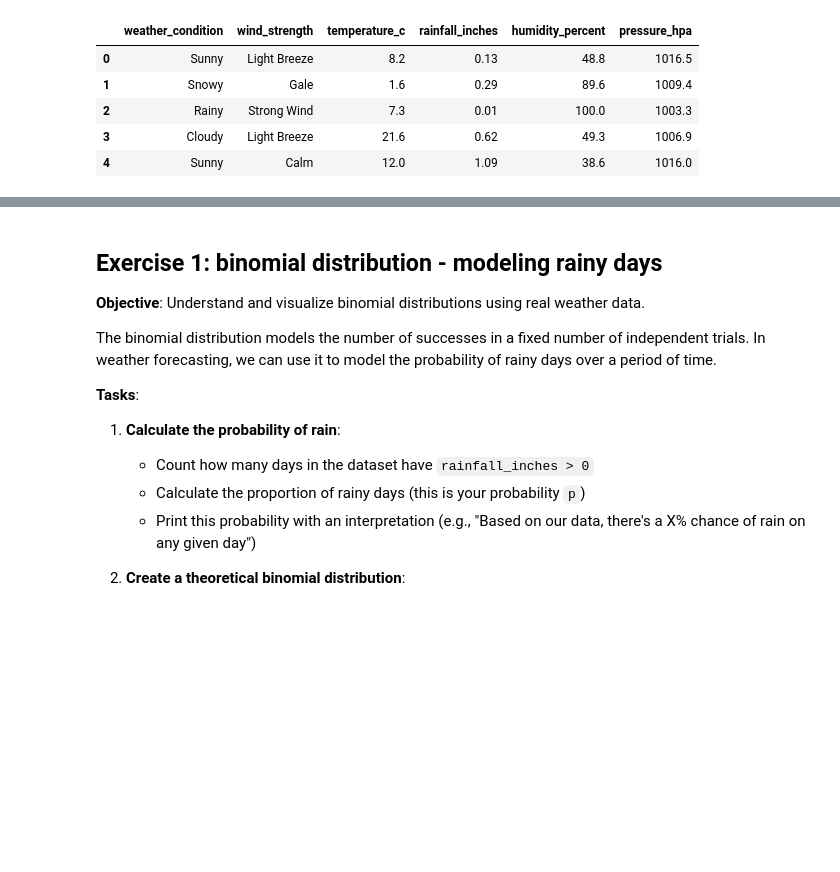
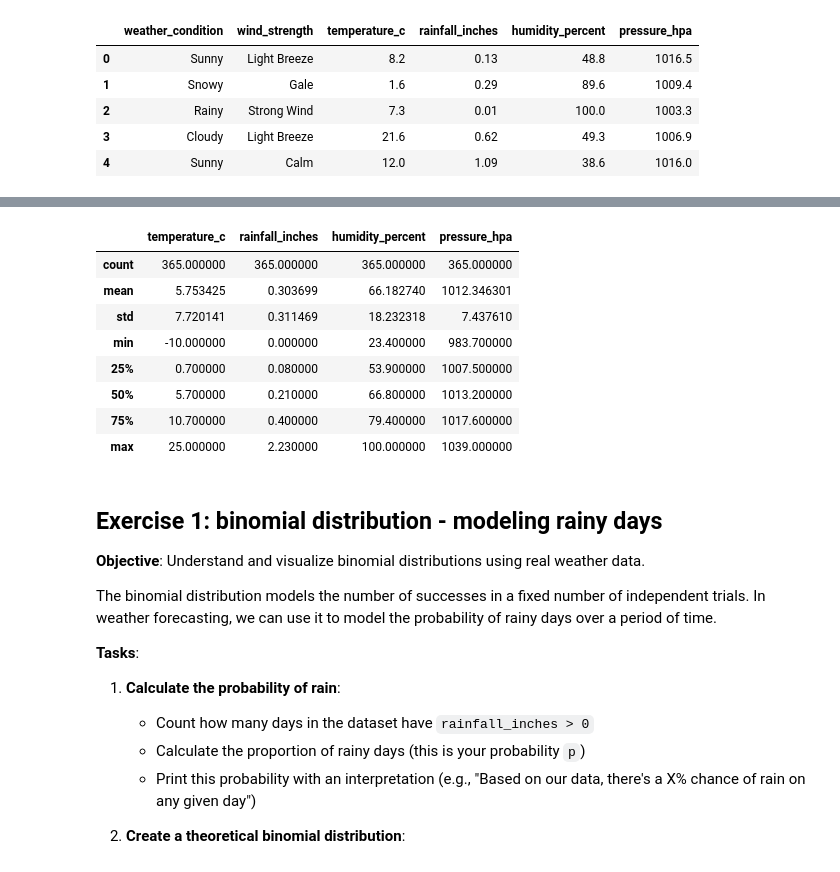
Before and after one commit to gperdrizet/fullstack-2605, a Jupyter notebook: unit-2/lesson-13/lesson-13-activity-solution.ipynb, the cells around one changed output, grey strips where cells are left out. Cells and saved outputs as stored; diff of their text form; code cells hidden in the pictures; blank space fills up the shorter version.

```diff
--- a/unit-2/lesson-13/lesson-13-activity-solution.ipynb
+++ b/unit-2/lesson-13/lesson-13-activity-solution.ipynb
@@ -24,3 +40,15 @@ df.head()
+# %%
+df.describe()
+# %% [output]
+|  | temperature_c | rainfall_inches | humidity_percent | pressure_hpa |
+| count | 365.000000 | 365.000000 | 365.000000 | 365.000000 |
+| mean | 5.753425 | 0.303699 | 66.182740 | 1012.346301 |
+| std | 7.720141 | 0.311469 | 18.232318 | 7.437610 |
+| min | -10.000000 | 0.000000 | 23.400000 | 983.700000 |
+| 25% | 0.700000 | 0.080000 | 53.900000 | 1007.500000 |
+| 50% | 5.700000 | 0.210000 | 66.800000 | 1013.200000 |
+| 75% | 10.700000 | 0.400000 | 79.400000 | 1017.600000 |
+| max | 25.000000 | 2.230000 | 100.000000 | 1039.000000 |
 # %% [markdown]
 ## Exercise 1: binomial distribution - modeling rainy days
 
```
Also changed, not shown: parts of 8 cells of this notebook.
